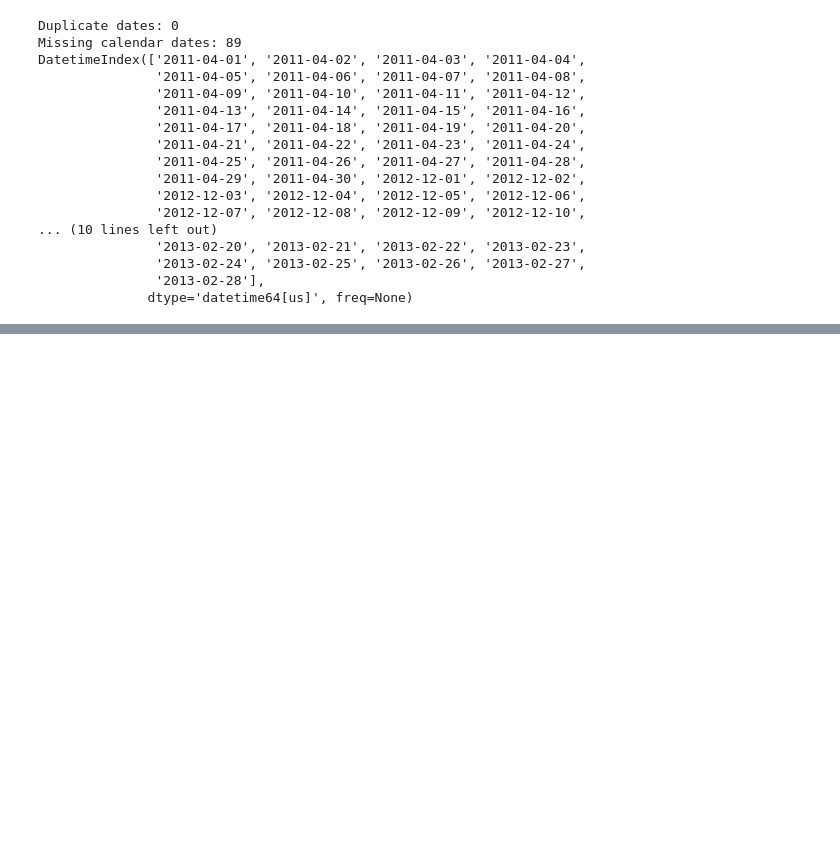
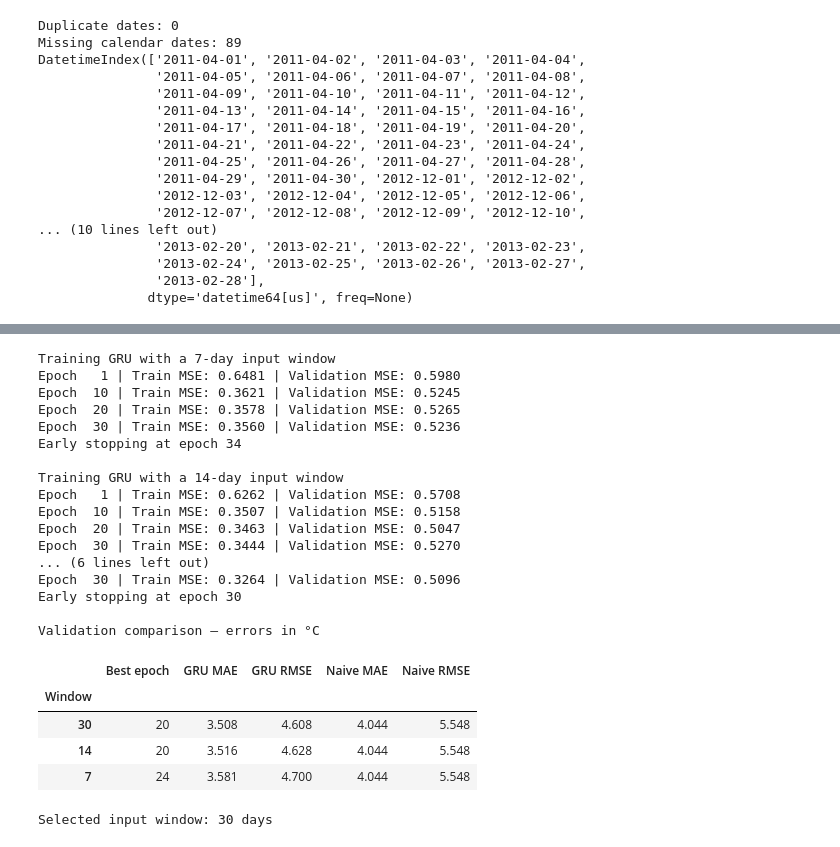
Before and after one commit to Mathematics-Masters-Monash/Time_Series_Univariate_Prediction, a Jupyter notebook: Assignment_3.ipynb, the cells around one changed output, grey strips where cells are left out. Cells and saved outputs as stored; diff of their text form; code cells hidden in the pictures; blank space fills up the shorter version.

```diff
--- a/Assignment_3.ipynb
+++ b/Assignment_3.ipynb
@@ -149,0 +508,74 @@ data_melb_airport = (
+# %%
+experiments = {}
+comparison_rows = []
+
+for window in [7, 14, 30]:
+    print(f"\nTraining GRU with a {window}-day input window")
+
+    prepared = prepare_data(window)
+
+    model, history, best_epoch = fit_gru(
+        data=prepared,
+        hidden_size=32,
+        lr=0.001,
+        batch_size=32,
+        max_epochs=100,
+        patience=10
+    )
+
+    val_metrics, _ = evaluate(
+        model,
+        prepared["validation"]
+    )
+
+    experiments[window] = {
+        "model": model,
+        "data": prepared,
+        "history": history,
+        "best_epoch": best_epoch
+    }
+
+    comparison_rows.append({
+        "Window": window,
+        "Best epoch": best_epoch,
+        **val_metrics
+    })
+
+comparison = (
+    pd.DataFrame(comparison_rows)
+    .set_index("Window")
+    .sort_values("GRU RMSE")
+)
+
+print("\nValidation comparison — errors in °C")
+display(comparison.round(3))
+
+best_window = int(comparison.index[0])
+best_run = experiments[best_window]
+best_model = best_run["model"]
+
+print(f"\nSelected input window: {best_window} days")
+# %% [output]
+Training GRU with a 7-day input window
+Epoch   1 | Train MSE: 0.6481 | Validation MSE: 0.5980
+Epoch  10 | Train MSE: 0.3621 | Validation MSE: 0.5245
+Epoch  20 | Train MSE: 0.3578 | Validation MSE: 0.5265
+Epoch  30 | Train MSE: 0.3560 | Validation MSE: 0.5236
+Early stopping at epoch 34
+
+Training GRU with a 14-day input window
+Epoch   1 | Train MSE: 0.6262 | Validation MSE: 0.5708
+Epoch  10 | Train MSE: 0.3507 | Validation MSE: 0.5158
+Epoch  20 | Train MSE: 0.3463 | Validation MSE: 0.5047
+Epoch  30 | Train MSE: 0.3444 | Validation MSE: 0.5270
+... (6 lines left out)
+Epoch  30 | Train MSE: 0.3264 | Validation MSE: 0.5096
+Early stopping at epoch 30
+
+Validation comparison — errors in °C
+|  | Best epoch | GRU MAE | GRU RMSE | Naive MAE | Naive RMSE |
+| Window |  |  |  |  |  |
+| 30 | 20 | 3.508 | 4.608 | 4.044 | 5.548 |
+| 14 | 20 | 3.516 | 4.628 | 4.044 | 5.548 |
+| 7 | 24 | 3.581 | 4.700 | 4.044 | 5.548 |
+Selected input window: 30 days
```
Also changed, not shown: parts of 21 cells of this notebook, 3 other files.
